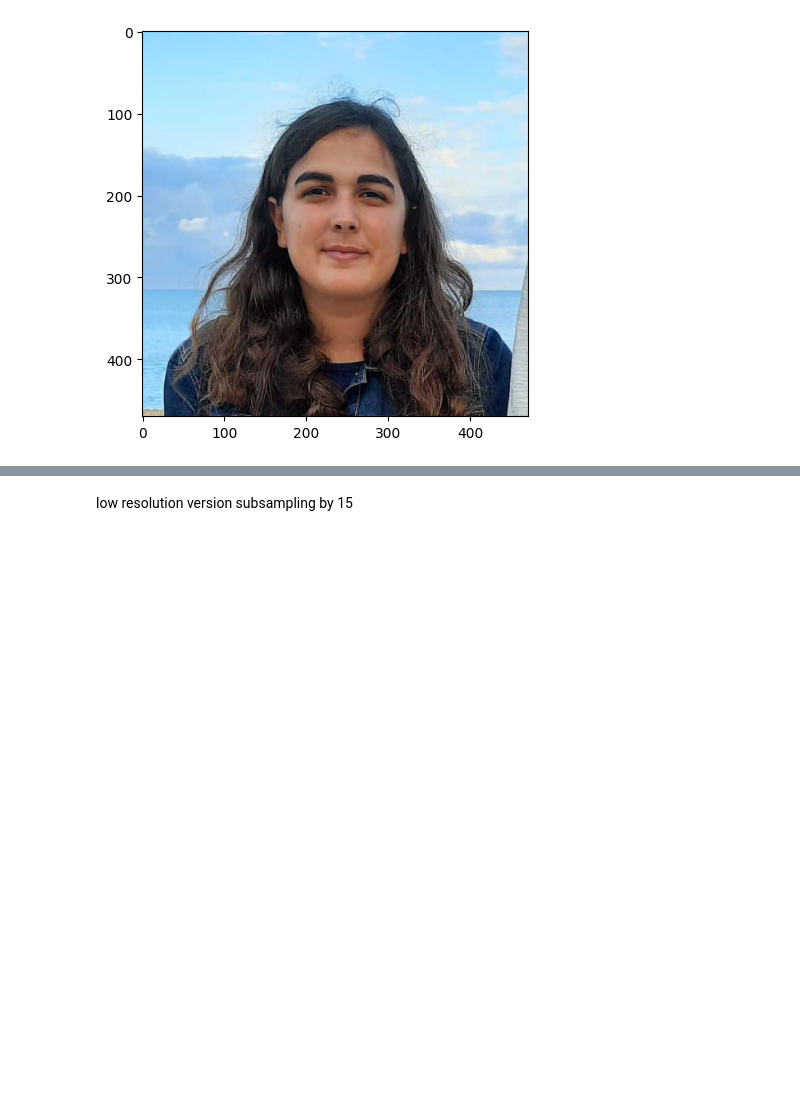
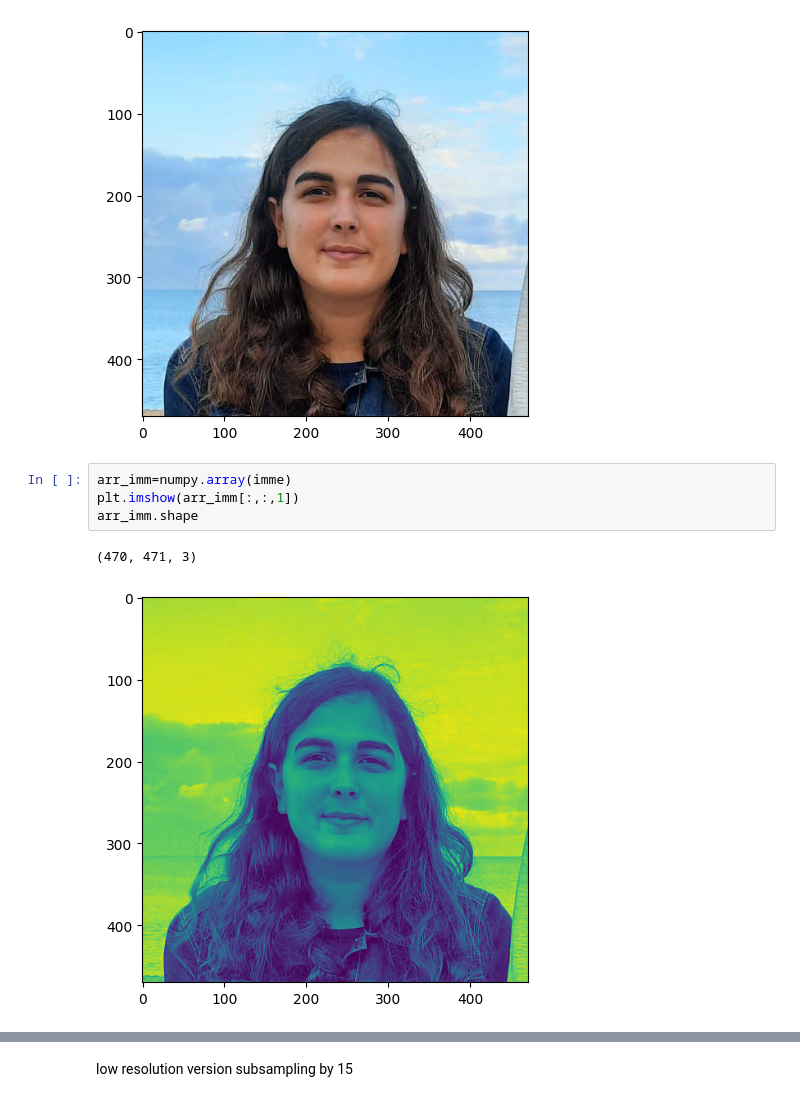
Before and after one commit to laurabersani/MLPNS_LBersani, a Jupyter notebook: generativeAI/superresolve_aenc_faces.ipynb, the cells around one changed output, grey strips where cells are left out. Cells and saved outputs as stored; diff of their text form; blank space fills up the shorter version.

```diff
--- a/generativeAI/superresolve_aenc_faces.ipynb
+++ b/generativeAI/superresolve_aenc_faces.ipynb
@@ -362,3 +370,10 @@ plt.imshow(imme)
 # %% [output]
 <matplotlib.image.AxesImage at 0x...>
 [figure]
+# %%
+arr_imm=numpy.array(imme)
+plt.imshow(arr_imm[:,:,1])
+arr_imm.shape
+# %% [output]
+(470, 471, 3)
+[figure, added]
```
Also changed, not shown: parts of 18 cells of this notebook.
